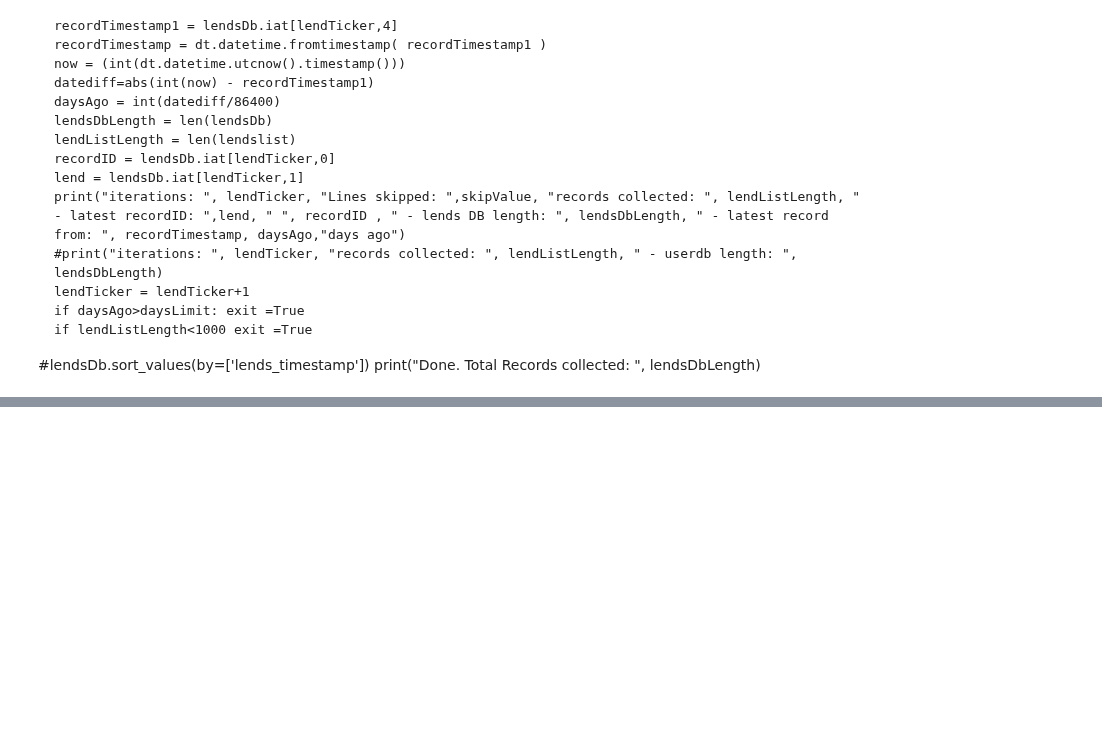
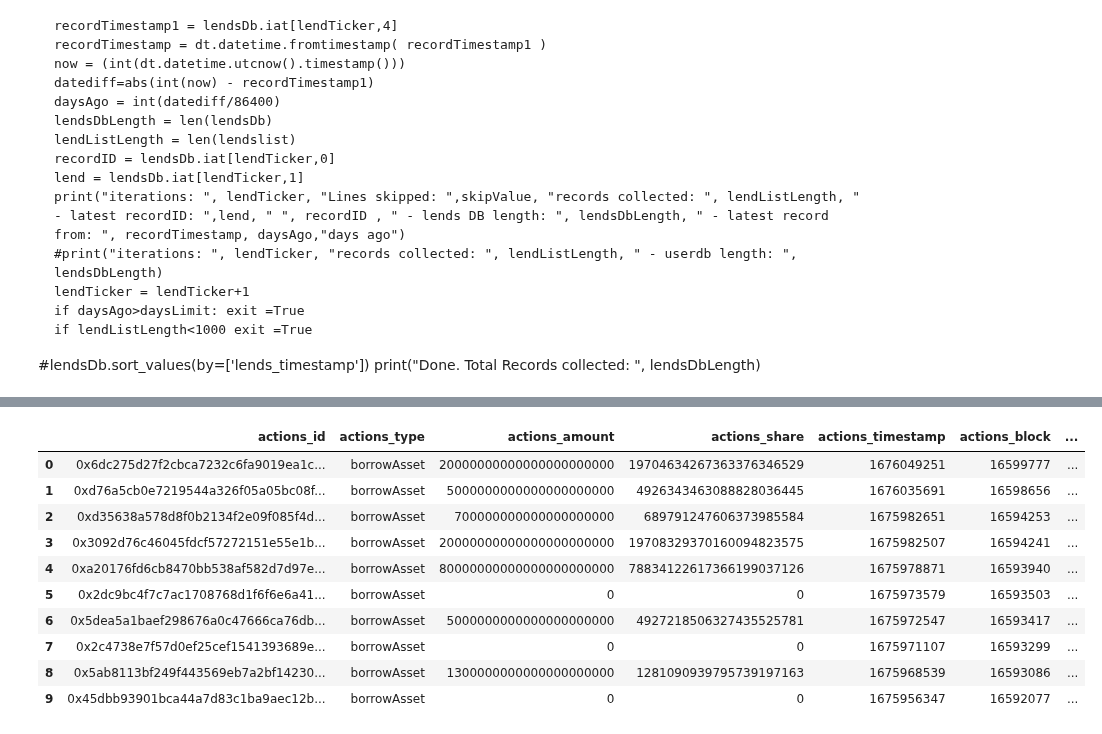
Before and after one commit to EdgeCaser/EconohmetricsOld, a Jupyter notebook: ohmSiloVestaBorrowers.ipynb, the cells around one changed output, grey strips where cells are left out. Saved outputs shown, nothing was run; the diff lists cells and outputs as text; code cells hidden in the pictures; blank space fills up the shorter version.

```diff
--- a/ohmSiloVestaBorrowers.ipynb
+++ b/ohmSiloVestaBorrowers.ipynb
@@ -929,0 +1066,20 @@ print("Done. Total Records collected: ", lendsDbLength)
+# %%
+fraxBorrowsDb = db.query("select "
+                   "    * "
+                    ",(actions_amount::hugeint*1e-18) amountUsdBorrowed "
+                       "From actionsDbTimed "
+                       "where actions_type= 'borrowAsset' "
+                   ).df()
+fraxBorrowsDb.head(10)
+# %% [output]
+|  | actions_id | actions_type | actions_amount | actions_share | actions_timestamp | actions_block | ... |
+| 0 | 0x6dc275d27f2cbca7232c6fa9019ea1c... | borrowAsset | 20000000000000000000000 | 19704634267363376346529 | 1676049251 | 16599777 | ... |
+| 1 | 0xd76a5cb0e7219544a326f05a05bc08f... | borrowAsset | 5000000000000000000000 | 4926343463088828036445 | 1676035691 | 16598656 | ... |
+| 2 | 0xd35638a578d8f0b2134f2e09f085f4d... | borrowAsset | 700000000000000000000 | 689791247606373985584 | 1675982651 | 16594253 | ... |
+| 3 | 0x3092d76c46045fdcf57272151e55e1b... | borrowAsset | 20000000000000000000000 | 19708329370160094823575 | 1675982507 | 16594241 | ... |
+| 4 | 0xa20176fd6cb8470bb538af582d7d97e... | borrowAsset | 80000000000000000000000 | 78834122617366199037126 | 1675978871 | 16593940 | ... |
+| 5 | 0x2dc9bc4f7c7ac1708768d1f6f6e6a41... | borrowAsset | 0 | 0 | 1675973579 | 16593503 | ... |
+| 6 | 0x5dea5a1baef298676a0c47666ca76db... | borrowAsset | 5000000000000000000000 | 4927218506327435525781 | 1675972547 | 16593417 | ... |
+| 7 | 0x2c4738e7f57d0ef25cef1541393689e... | borrowAsset | 0 | 0 | 1675971107 | 16593299 | ... |
+| 8 | 0x5ab8113bf249f443569eb7a2bf14230... | borrowAsset | 1300000000000000000000 | 1281090939795739197163 | 1675968539 | 16593086 | ... |
+| 9 | 0x45dbb93901bca44a7d83c1ba9aec12b... | borrowAsset | 0 | 0 | 1675956347 | 16592077 | ... |
```
Also changed, not shown: parts of 20 cells of this notebook, 1 other file.
